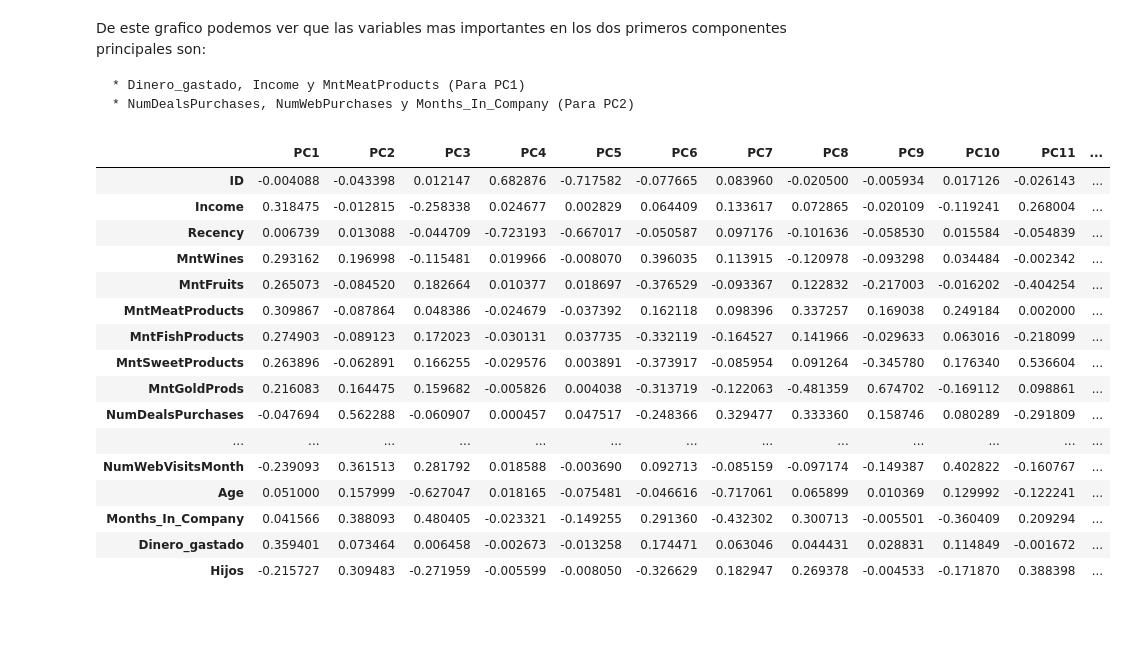
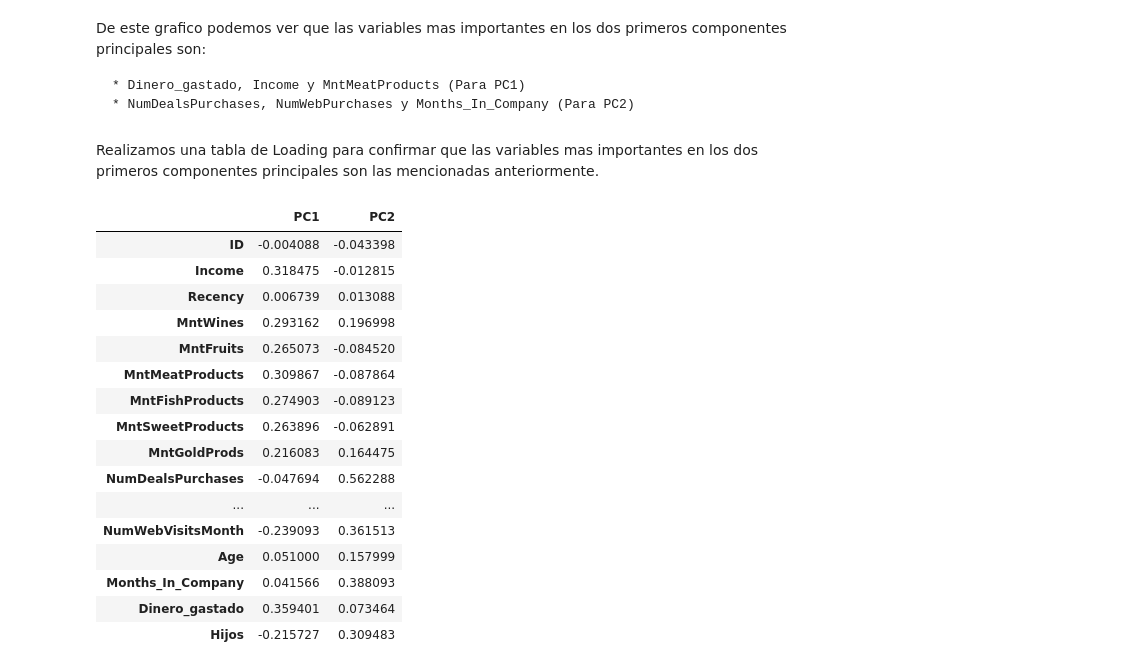
Before and after one commit to SebastianGomez/Final_AprendizajeNoSupervisado-, a Jupyter notebook: trabajo_final.ipynb, the cells around one changed output. Drawn from its saved outputs; the diff is of its cells as text; code cells hidden in the pictures; blank space fills up the shorter version.

```diff
--- a/trabajo_final.ipynb
+++ b/trabajo_final.ipynb
@@ -384,29 +409,27 @@ De este grafico podemos ver que las variables mas importantes en los dos primero
 
     * Dinero_gastado, Income y MntMeatProducts (Para PC1)
     * NumDealsPurchases, NumWebPurchases y Months_In_Company (Para PC2)
+# %% [markdown]
+Realizamos una tabla de Loading para confirmar que las variables mas importantes en los dos primeros componentes principales son las mencionadas anteriormente.
 # %%
 #Realizamos una tabla de Loadings
-loadings = pd.DataFrame(
-    pca.components_.T,
-    columns=component_names,
-    index=df_num.columns,
-)
-loadings
+loadings = pd.DataFrame(pca.components_.T,columns=component_names,index=df_num.columns,)
+loadings.iloc[:, :2]
 # %% [output]
-|  | PC1 | PC2 | PC3 | PC4 | PC5 | PC6 | PC7 | PC8 | PC9 | PC10 | PC11 | ... |
-| ID | -0.004088 | -0.043398 | 0.012147 | 0.682876 | -0.717582 | -0.077665 | 0.083960 | -0.020500 | -0.005934 | 0.017126 | -0.026143 | ... |
-| Income | 0.318475 | -0.012815 | -0.258338 | 0.024677 | 0.002829 | 0.064409 | 0.133617 | 0.072865 | -0.020109 | -0.119241 | 0.268004 | ... |
-| Recency | 0.006739 | 0.013088 | -0.044709 | -0.723193 | -0.667017 | -0.050587 | 0.097176 | -0.101636 | -0.058530 | 0.015584 | -0.054839 | ... |
-| MntWines | 0.293162 | 0.196998 | -0.115481 | 0.019966 | -0.008070 | 0.396035 | 0.113915 | -0.120978 | -0.093298 | 0.034484 | -0.002342 | ... |
-| MntFruits | 0.265073 | -0.084520 | 0.182664 | 0.010377 | 0.018697 | -0.376529 | -0.093367 | 0.122832 | -0.217003 | -0.016202 | -0.404254 | ... |
-| MntMeatProducts | 0.309867 | -0.087864 | 0.048386 | -0.024679 | -0.037392 | 0.162118 | 0.098396 | 0.337257 | 0.169038 | 0.249184 | 0.002000 | ... |
-| MntFishProducts | 0.274903 | -0.089123 | 0.172023 | -0.030131 | 0.037735 | -0.332119 | -0.164527 | 0.141966 | -0.029633 | 0.063016 | -0.218099 | ... |
-| MntSweetProducts | 0.263896 | -0.062891 | 0.166255 | -0.029576 | 0.003891 | -0.373917 | -0.085954 | 0.091264 | -0.345780 | 0.176340 | 0.536604 | ... |
-| MntGoldProds | 0.216083 | 0.164475 | 0.159682 | -0.005826 | 0.004038 | -0.313719 | -0.122063 | -0.481359 | 0.674702 | -0.169112 | 0.098861 | ... |
-| NumDealsPurchases | -0.047694 | 0.562288 | -0.060907 | 0.000457 | 0.047517 | -0.248366 | 0.329477 | 0.333360 | 0.158746 | 0.080289 | -0.291809 | ... |
-| ... | ... | ... | ... | ... | ... | ... | ... | ... | ... | ... | ... | ... |
-| NumWebVisitsMonth | -0.239093 | 0.361513 | 0.281792 | 0.018588 | -0.003690 | 0.092713 | -0.085159 | -0.097174 | -0.149387 | 0.402822 | -0.160767 | ... |
-| Age | 0.051000 | 0.157999 | -0.627047 | 0.018165 | -0.075481 | -0.046616 | -0.717061 | 0.065899 | 0.010369 | 0.129992 | -0.122241 | ... |
-| Months_In_Company | 0.041566 | 0.388093 | 0.480405 | -0.023321 | -0.149255 | 0.291360 | -0.432302 | 0.300713 | -0.005501 | -0.360409 | 0.209294 | ... |
-| Dinero_gastado | 0.359401 | 0.073464 | 0.006458 | -0.002673 | -0.013258 | 0.174471 | 0.063046 | 0.044431 | 0.028831 | 0.114849 | -0.001672 | ... |
-| Hijos | -0.215727 | 0.309483 | -0.271959 | -0.005599 | -0.008050 | -0.326629 | 0.182947 | 0.269378 | -0.004533 | -0.171870 | 0.388398 | ... |
+|  | PC1 | PC2 |
+| ID | -0.004088 | -0.043398 |
+| Income | 0.318475 | -0.012815 |
+| Recency | 0.006739 | 0.013088 |
+| MntWines | 0.293162 | 0.196998 |
+| MntFruits | 0.265073 | -0.084520 |
+| MntMeatProducts | 0.309867 | -0.087864 |
+| MntFishProducts | 0.274903 | -0.089123 |
+| MntSweetProducts | 0.263896 | -0.062891 |
+| MntGoldProds | 0.216083 | 0.164475 |
+| NumDealsPurchases | -0.047694 | 0.562288 |
+| ... | ... | ... |
+| NumWebVisitsMonth | -0.239093 | 0.361513 |
+| Age | 0.051000 | 0.157999 |
+| Months_In_Company | 0.041566 | 0.388093 |
+| Dinero_gastado | 0.359401 | 0.073464 |
+| Hijos | -0.215727 | 0.309483 |
```
Also changed, not shown: parts of 24 cells of this notebook.
